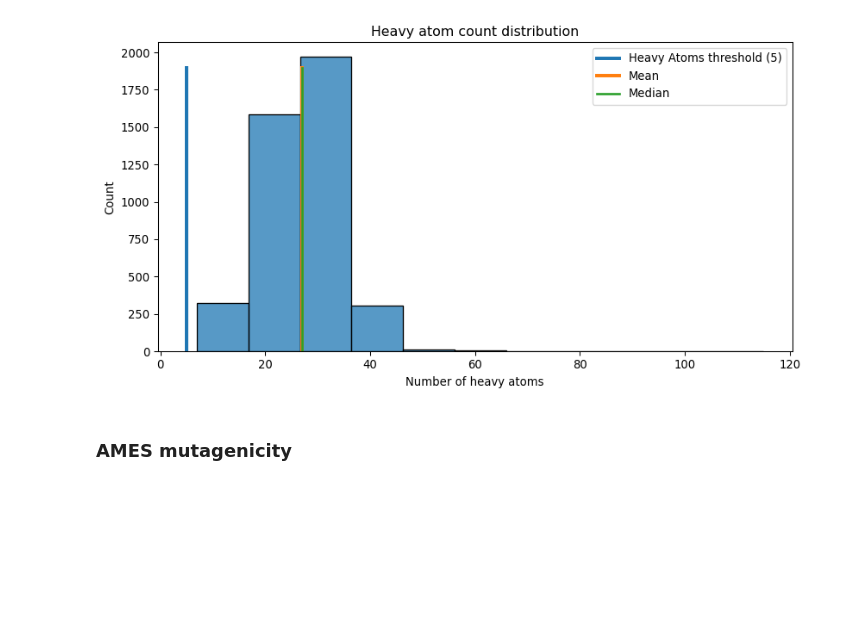
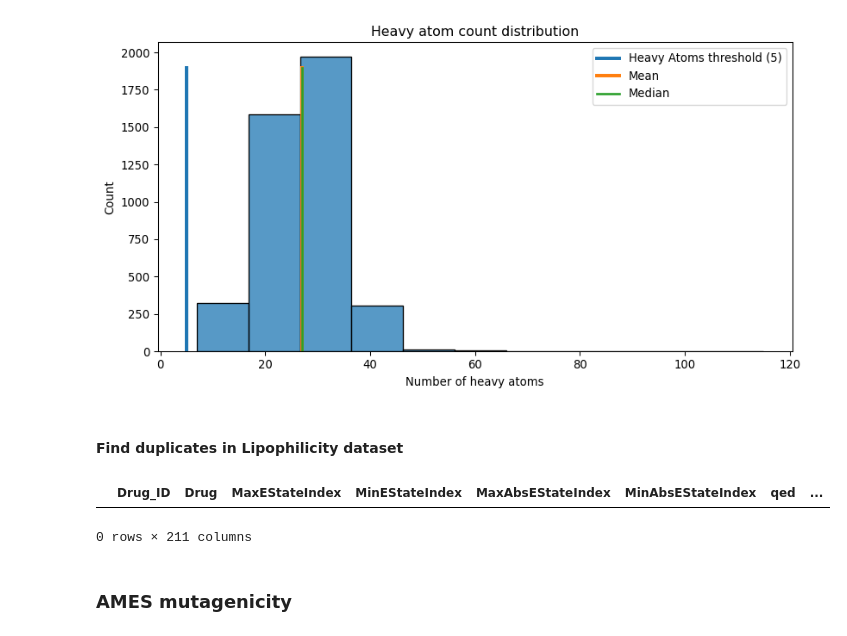
Before and after one commit to acorrochanon/ADMET-pred, a Jupyter notebook: Fragments.ipynb, the cells around one changed output. Drawn from its saved outputs; the diff is of its cells as text; code cells hidden in the pictures; blank space fills up the shorter version.

```diff
--- a/Fragments.ipynb
+++ b/Fragments.ipynb
@@ -24,3 +24,23 @@ split_LIPO = data.get_split()
 Found local copy...
 Loading...
 Done!
+# %%
+descList = [i for i,j in Descriptors.descList]
+#Molecular descriptor calculator
+calculator = MolecularDescriptorCalculator(descList)
+# %%
+# Generate a list of lists where each row corresponds to a molecule and each column to a descriptor (transpose step required)
+c = [calculator.CalcDescriptors(Chem.MolFromSmiles(smi)) for smi in df['Drug']]
+
+# Convert it into a numpy array and transpose it so the columns represent the descriptors
+c = np.asarray(c).transpose()
+
+# Append all the descriptors to the DF
+for i, descriptor in enumerate(descList):
+    df[descriptor] = c[i]
+
+#We move the target (lipophilicity value) to the end
+temp = df.pop('Y') # remove column b and store it in df1
+df['Y'] = temp
+
+print('Actual shape of the Dataframe:', df.shape)
@@ -27,3 +49,5 @@ Done!
+# %%
+df.dropna(inplace = True)
 # %% [markdown]
 #### 1 - Statistics of the number of compounds that exist as fragments in all the 4 datasets (compounds that have dots in the SMILES – For eg.,  O=C([O-])c1ccccc1C(=O)O.[K+]; Here O=C([O-])c1ccccc1C(=O)O and [K+] are 2 different fragments )
 # %%
@@ -64,6 +88,13 @@ Number of compounds with less than 5 heavy atoms: 0
 Mean: 27.04
 Median: 27.0
 [figure]
+# %% [markdown]
+#### Find duplicates in Lipophilicity dataset
+# %%
+df[df['Drug'].duplicated()]
+# %% [output]
+|  | Drug_ID | Drug | MaxEStateIndex | MinEStateIndex | MaxAbsEStateIndex | MinAbsEStateIndex | qed | ... |
+0 rows × 211 columns
 # %% [markdown]
 ### AMES mutagenicity
 # %%
```
Also changed, not shown: parts of 11 cells of this notebook, 5 other files.
